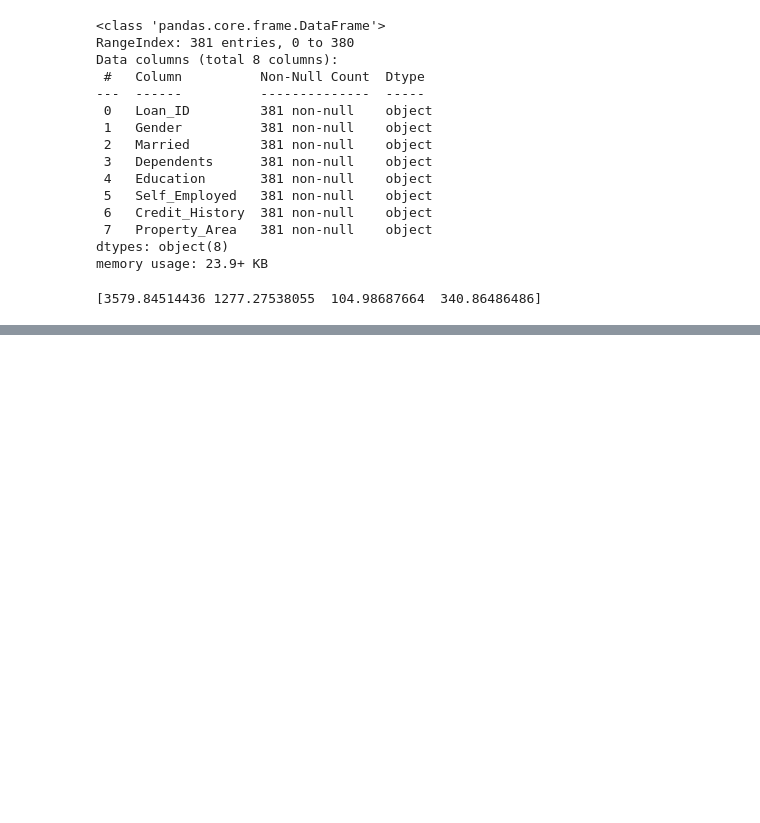
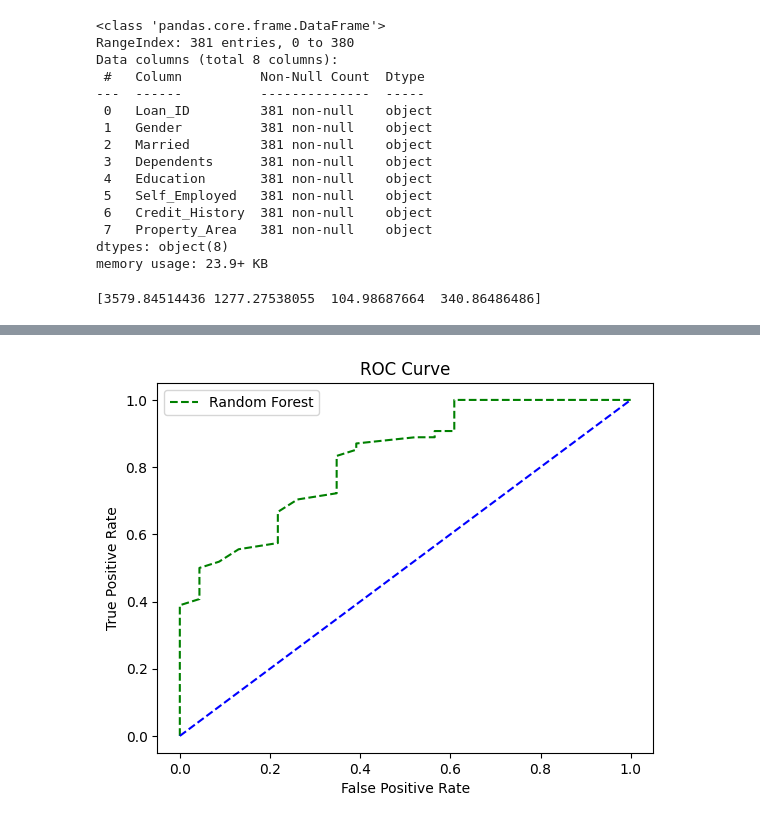
Before and after one commit to newguy7/DataScienceBootCamp, a Jupyter notebook: Projects/Classification_of_loan_status.ipynb, the cells around one changed output, grey strips where cells are left out. Saved outputs shown, nothing was run; the diff lists cells and outputs as text; code cells hidden in the pictures; blank space fills up the shorter version.

```diff
--- a/Projects/Classification_of_loan_status.ipynb
+++ b/Projects/Classification_of_loan_status.ipynb
@@ -427,0 +545,16 @@ The accuracy of the Random Forest Model is 80.52%
+# %%
+# Calculate the ROC curve
+fpr_rf, tpr_rf, _ = roc_curve(y_test_binary, randomf_positive_class_proba.T[:, 1])
+random_probs = [0 for i in range(len(y_test_binary))]
+p_fpr, p_tpr, _ = roc_curve(y_test_binary, random_probs, pos_label=1)
+
+# Plot the ROC curve
+plt.plot(fpr_rf, tpr_rf, linestyle='--', color='green', label='Random Forest')
+plt.plot(p_fpr, p_tpr, linestyle='--', color='blue')
+plt.xlabel('False Positive Rate')
+plt.ylabel('True Positive Rate')
+plt.title('ROC Curve')
+plt.legend()
+plt.show()
+# %% [output]
+[figure, added]
```
Also changed, not shown: parts of 11 cells of this notebook.
